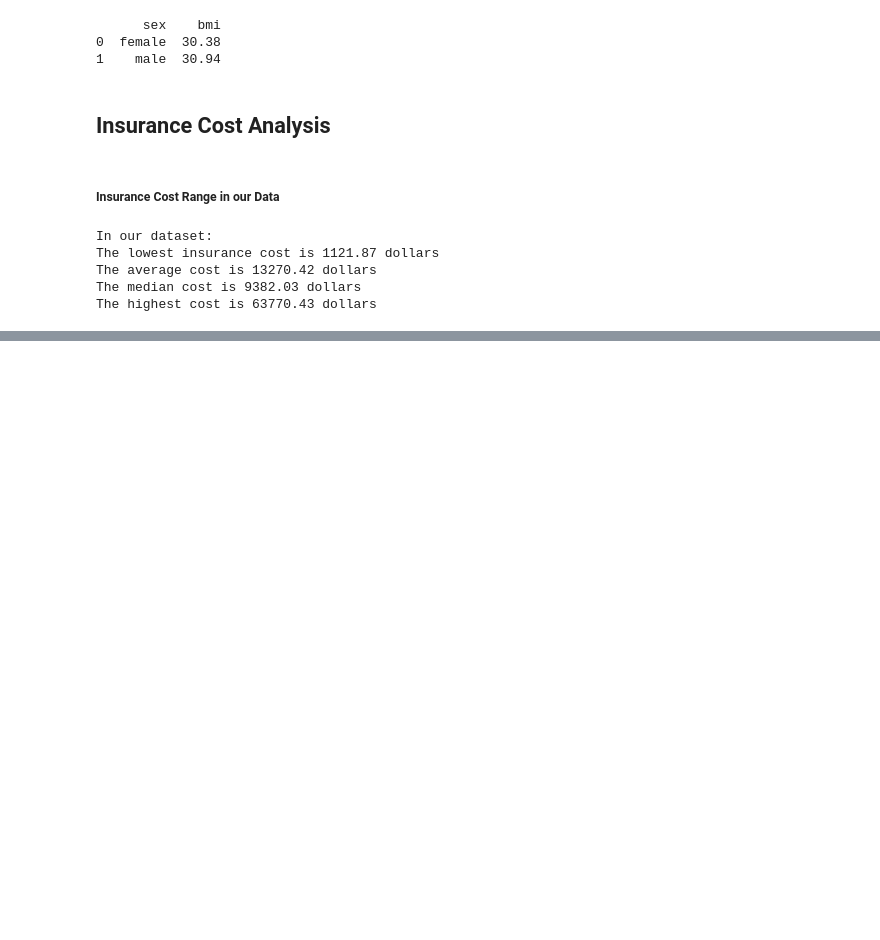
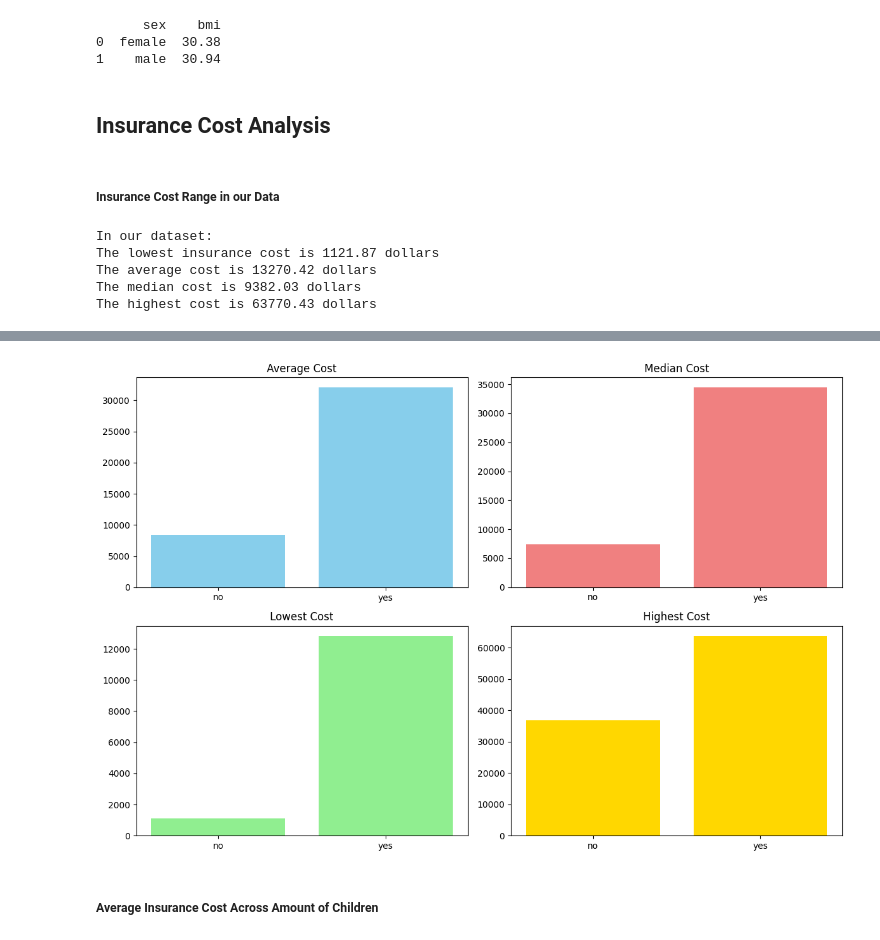
Before and after one commit to Evan-Roberts-808/U.S.-Medical-Insurance, a Jupyter notebook: us-medical-insurance-costs.ipynb, the cells around one changed output, grey strips where cells are left out. Drawn from its saved outputs; the diff is of its cells as text; code cells hidden in the pictures; blank space fills up the shorter version.

```diff
--- a/us-medical-insurance-costs.ipynb
+++ b/us-medical-insurance-costs.ipynb
@@ -487,0 +423,32 @@ plt.show()
+# %%
+plt.figure(figsize=(12, 8))
+
+# Bar chart for average cost
+plt.subplot(2, 2, 1)
+plt.bar(cost_by_smoking_status['smoking_status'], cost_by_smoking_status['average_cost'], color='skyblue')
+plt.title('Average Cost')
+
+# Bar chart for median cost
+plt.subplot(2, 2, 2)
+plt.bar(cost_by_smoking_status['smoking_status'], cost_by_smoking_status['median_cost'], color='lightcoral')
+plt.title('Median Cost')
+
+# Bar chart for lowest cost
+plt.subplot(2, 2, 3)
+plt.bar(cost_by_smoking_status['smoking_status'], cost_by_smoking_status['lowest_cost'], color='lightgreen')
+plt.title('Lowest Cost')
+
+# Bar chart for highest cost
+plt.subplot(2, 2, 4)
+plt.bar(cost_by_smoking_status['smoking_status'], cost_by_smoking_status['highest_cost'], color='gold')
+plt.title('Highest Cost')
+
+# Adjust layout
+plt.tight_layout()
+
+# Show the plots
+plt.show()
+# %% [output]
+[figure, added]
+# %% [markdown]
+##### Average Insurance Cost Across Amount of Children
```
Also changed, not shown: parts of 56 cells of this notebook.
